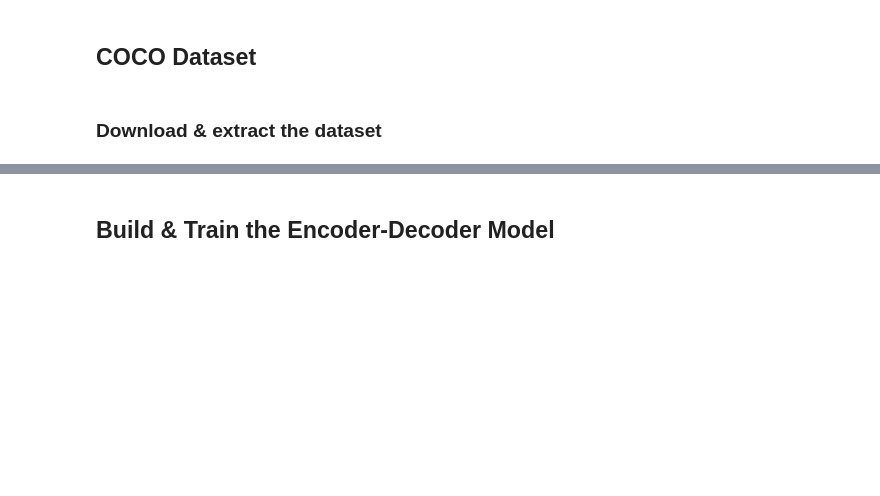
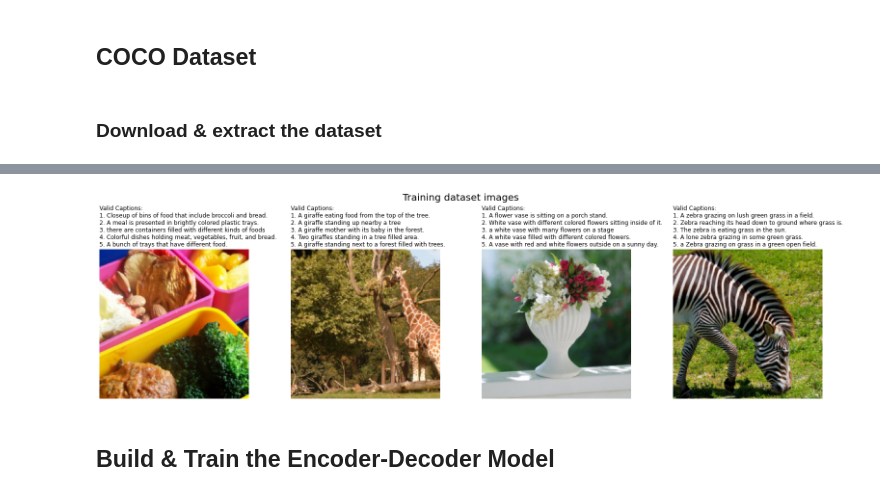
Before and after one commit to relaxxpls/image-captioning, a Jupyter notebook: solve.ipynb, the cells around one changed output, grey strips where cells are left out. Saved outputs shown, nothing was run; the diff lists cells and outputs as text; code cells hidden in the pictures; blank space fills up the shorter version.

Commit message:
👌 IMPROVE: Add dataset loaders

```diff
--- a/solve.ipynb
+++ b/solve.ipynb
@@ -103,3 +85,20 @@ vocab_size = len(data_loader.dataset.vocab)
+# %%
+fig, axes = plt.subplots(1, 4, figsize=(22, 6), constrained_layout=True)
+fig.suptitle("Training dataset images", fontsize=20)
+
+for i, ax in enumerate(axes):
+    img, captions = train_dataset[i]
+    ax.imshow(img.permute(1, 2, 0))
+    ax.axis("off")
+
+    captions = [(f"{idx + 1}. " + c) for idx, c in enumerate(captions)]
+    captions = ["Valid Captions:"] + captions
+    captions = "\n".join(captions)
+    ax.set_title(captions, ha="left", x=0)
+
+fig.savefig(RESULTS_DIR / "train_dataset.png")
+# %% [output]
+[figure, added]
 # %% [markdown]
 ## Build & Train the Encoder-Decoder Model
 # %%
```
Also changed, not shown: parts of 6 cells of this notebook, 2 other files.
